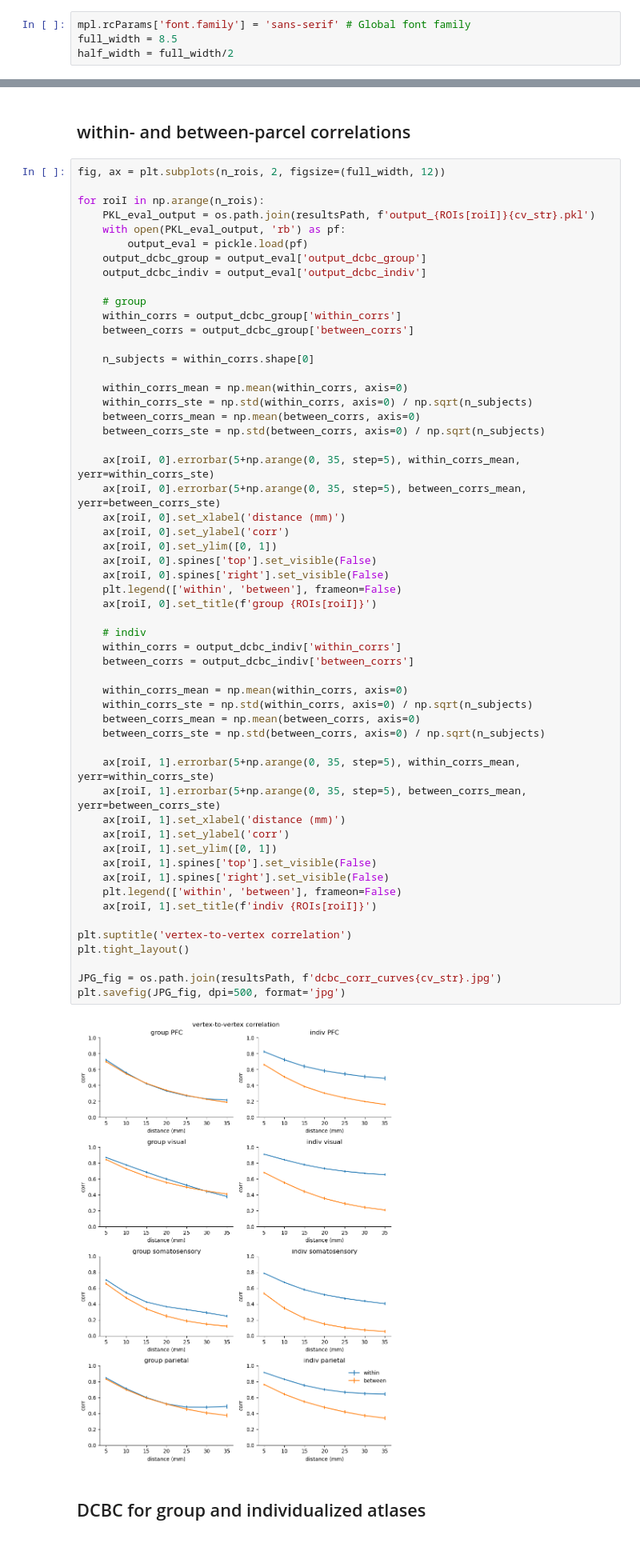
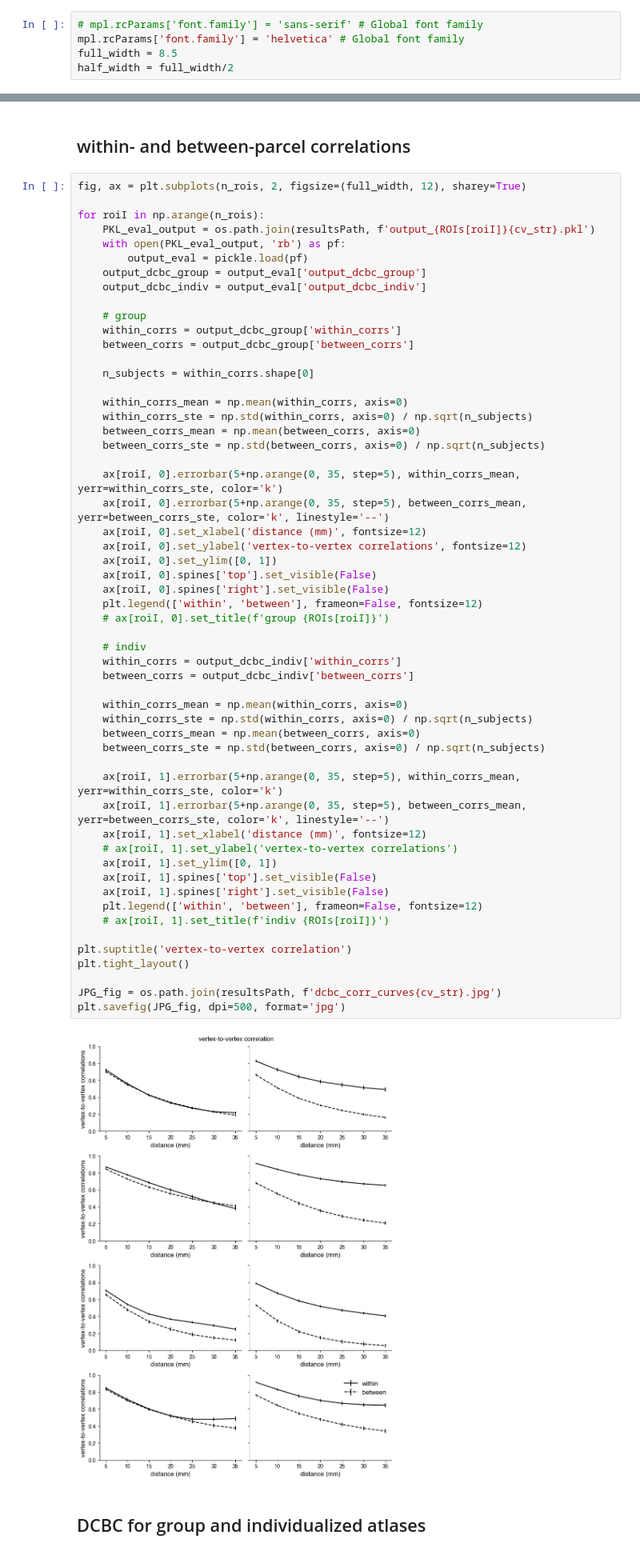
Before and after one commit to jkderrick028/PFC_parcellation, a Jupyter notebook: code/2_evaluating_group_and _individualized_parcellations.ipynb, the cells around one changed output, grey strips where cells are left out. Shown at 80% size. Saved outputs shown, nothing was run; the diff lists cells and outputs as text.

```diff
--- a/code/2_evaluating_group_and _individualized_parcellations.ipynb
+++ b/code/2_evaluating_group_and _individualized_parcellations.ipynb
@@ -7,7 +7,8 @@ from scipy.stats import ttest_ind, ttest_1samp
 from evaluations import *
 import seaborn as sns
 # %%
-mpl.rcParams['font.family'] = 'sans-serif' # Global font family
+# mpl.rcParams['font.family'] = 'sans-serif' # Global font family
+mpl.rcParams['font.family'] = 'helvetica' # Global font family
 full_width = 8.5
 half_width = full_width/2
 # %%
@@ -70,7 +86,7 @@ plt.savefig(JPG_fig, dpi=500, format='jpg')
 # %% [markdown]
 ## within- and between-parcel correlations
 # %%
-fig, ax = plt.subplots(n_rois, 2, figsize=(full_width, 12))
+fig, ax = plt.subplots(n_rois, 2, figsize=(full_width, 12), sharey=True)
 
 for roiI in np.arange(n_rois):
     PKL_eval_output = os.path.join(resultsPath, f'output_{ROIs[roiI]}{cv_str}.pkl')
@@ -86,46 +102,46 @@ for roiI in np.arange(n_rois):
     n_subjects = within_corrs.shape[0]
 
     within_corrs_mean = np.mean(within_corrs, axis=0)
     within_corrs_ste = np.std(within_corrs, axis=0) / np.sqrt(n_subjects)
     between_corrs_mean = np.mean(between_corrs, axis=0)
     between_corrs_ste = np.std(between_corrs, axis=0) / np.sqrt(n_subjects)
 
-    ax[roiI, 0].errorbar(5+np.arange(0, 35, step=5), within_corrs_mean, yerr=within_corrs_ste)
-    ax[roiI, 0].errorbar(5+np.arange(0, 35, step=5), between_corrs_mean, yerr=between_corrs_ste)
-    ax[roiI, 0].set_xlabel('distance (mm)')
-    ax[roiI, 0].set_ylabel('corr')
+    ax[roiI, 0].errorbar(5+np.arange(0, 35, step=5), within_corrs_mean, yerr=within_corrs_ste, color='k')
+    ax[roiI, 0].errorbar(5+np.arange(0, 35, step=5), between_corrs_mean, yerr=between_corrs_ste, color='k', linestyle='--')
+    ax[roiI, 0].set_xlabel('distance (mm)', fontsize=12)
+    ax[roiI, 0].set_ylabel('vertex-to-vertex correlations', fontsize=12)
     ax[roiI, 0].set_ylim([0, 1])
     ax[roiI, 0].spines['top'].set_visible(False)
     ax[roiI, 0].spines['right'].set_visible(False)
-    plt.legend(['within', 'between'], frameon=False)
-    ax[roiI, 0].set_title(f'group {ROIs[roiI]}')
+    plt.legend(['within', 'between'], frameon=False, fontsize=12)
+    # ax[roiI, 0].set_title(f'group {ROIs[roiI]}')
 
     # indiv
     within_corrs = output_dcbc_indiv['within_corrs']
     between_corrs = output_dcbc_indiv['between_corrs']
 
     within_corrs_mean = np.mean(within_corrs, axis=0)
     within_corrs_ste = np.std(within_corrs, axis=0) / np.sqrt(n_subjects)
     between_corrs_mean = np.mean(between_corrs, axis=0)
     between_corrs_ste = np.std(between_corrs, axis=0) / np.sqrt(n_subjects)
 
-    ax[roiI, 1].errorbar(5+np.arange(0, 35, step=5), within_corrs_mean, yerr=within_corrs_ste)
-    ax[roiI, 1].errorbar(5+np.arange(0, 35, step=5), between_corrs_mean, yerr=between_corrs_ste)
-    ax[roiI, 1].set_xlabel('distance (mm)')
-    ax[roiI, 1].set_ylabel('corr')
+    ax[roiI, 1].errorbar(5+np.arange(0, 35, step=5), within_corrs_mean, yerr=within_corrs_ste, color='k')
+    ax[roiI, 1].errorbar(5+np.arange(0, 35, step=5), between_corrs_mean, yerr=between_corrs_ste, color='k', linestyle='--')
+    ax[roiI, 1].set_xlabel('distance (mm)', fontsize=12)
+    # ax[roiI, 1].set_ylabel('vertex-to-vertex correlations')
     ax[roiI, 1].set_ylim([0, 1])
     ax[roiI, 1].spines['top'].set_visible(False)
     ax[roiI, 1].spines['right'].set_visible(False)
-    plt.legend(['within', 'between'], frameon=False)
-    ax[roiI, 1].set_title(f'indiv {ROIs[roiI]}')
+    plt.legend(['within', 'between'], frameon=False, fontsize=12)
+    # ax[roiI, 1].set_title(f'indiv {ROIs[roiI]}')
 
 plt.suptitle('vertex-to-vertex correlation')
 plt.tight_layout()
 
 JPG_fig = os.path.join(resultsPath, f'dcbc_corr_curves{cv_str}.jpg')
 plt.savefig(JPG_fig, dpi=500, format='jpg')
 # %% [output]
-[figure, old version]
+[figure, new version]
 # %% [markdown]
 ## DCBC for group and individualized atlases
 # %%
```
Also changed, not shown: parts of 3 cells of this notebook, 3 other files.
